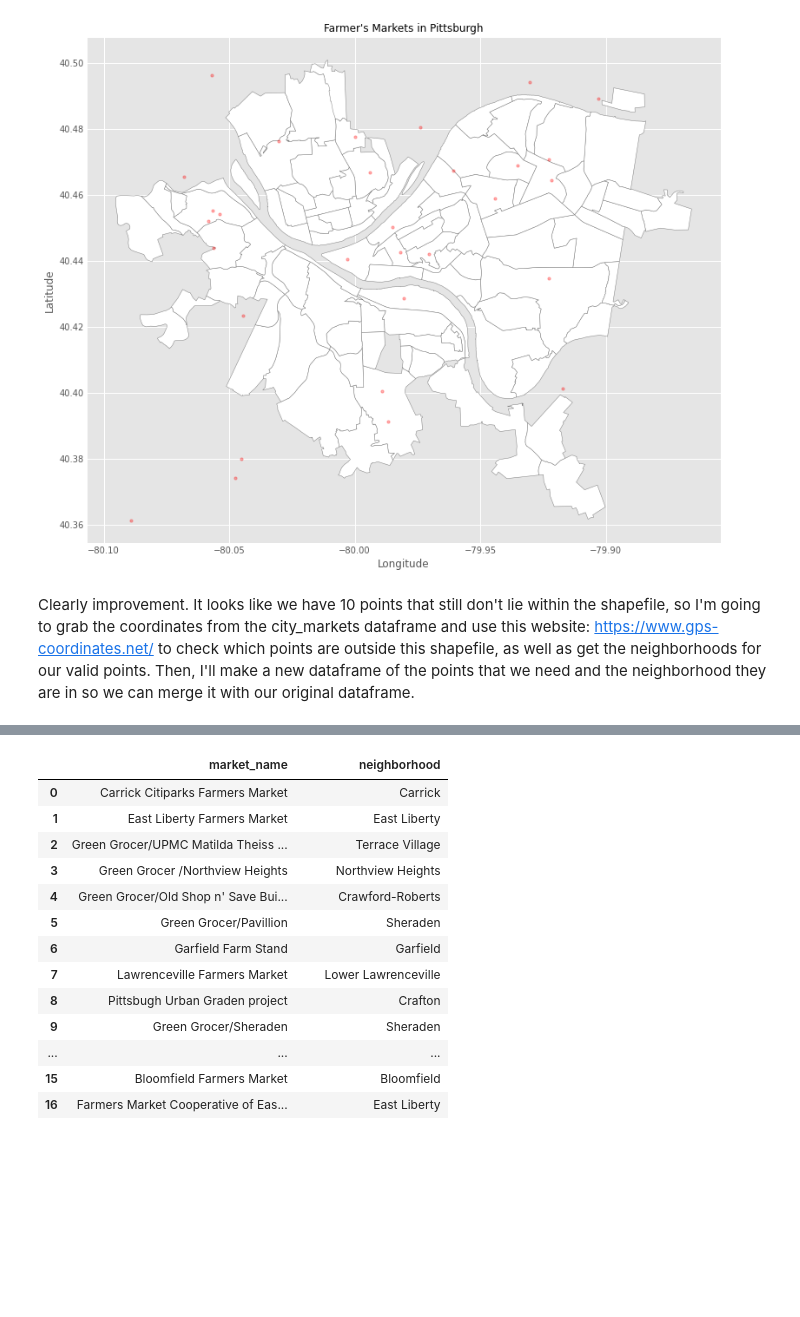
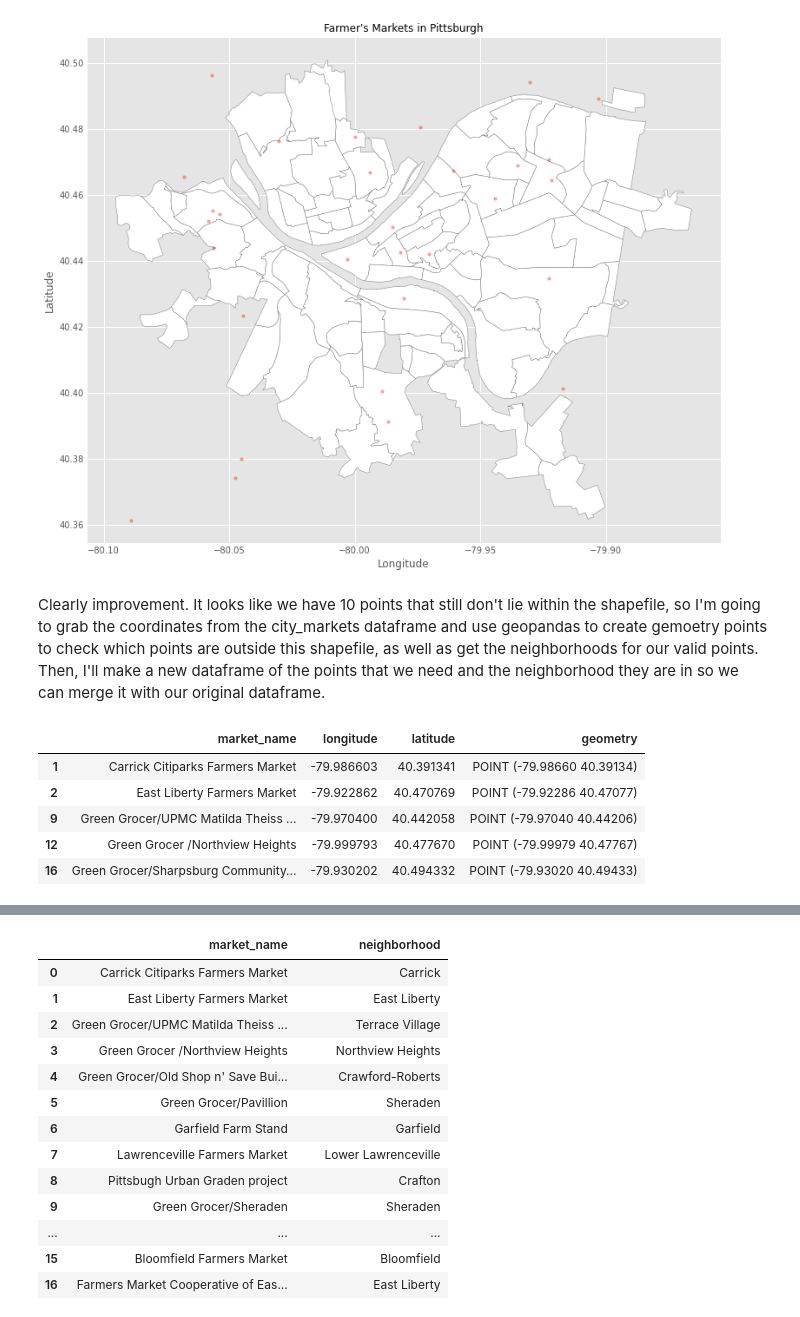
Before and after one commit to ljablunovsky/Spring-2022-CMPINF-0010-Final-Project-Notebook-, a Jupyter notebook: Combined-Final-Notebook.ipynb, the cells around one changed output, grey strips where cells are left out. Saved outputs shown, nothing was run; the diff lists cells and outputs as text; code cells hidden in the pictures; blank space fills up the shorter version.

```diff
--- a/Combined-Final-Notebook.ipynb
+++ b/Combined-Final-Notebook.ipynb
@@ -103,4 +103,15 @@ plt.title("Farmer\'s Markets in Pittsburgh")
 Text(0.5, 1.0, "Farmer's Markets in Pittsburgh")
 [figure]
 # %% [markdown]
-Clearly improvement. It looks like we have 10 points that still don't lie within the shapefile, so I'm going to grab the coordinates from the city_markets dataframe and use this website: https://www.gps-coordinates.net/ to check which points are outside this shapefile, as well as get the neighborhoods for our valid points. Then, I'll make a new dataframe of the points that we need and the neighborhood they are in so we can merge it with our original dataframe.
+Clearly improvement. It looks like we have 10 points that still don't lie within the shapefile, so I'm going to grab the coordinates from the city_markets dataframe and use geopandas to create gemoetry points to check which points are outside this shapefile, as well as get the neighborhoods for our valid points. Then, I'll make a new dataframe of the points that we need and the neighborhood they are in so we can merge it with our original dataframe.
+# %%
+city_marketsDF = pd.DataFrame((city_markets), columns = ["market_name", "longitude", "latitude"])
+city_marketsGDF = geopandas.GeoDataFrame(city_marketsDF, geometry=geopandas.points_from_xy(city_marketsDF.longitude, city_marketsDF.latitude))
+city_marketsGDF.head()
+# %% [output]
+|  | market_name | longitude | latitude | geometry |
+| 1 | Carrick Citiparks Farmers Market | -79.986603 | 40.391341 | POINT (-79.98660 40.39134) |
+| 2 | East Liberty Farmers Market | -79.922862 | 40.470769 | POINT (-79.92286 40.47077) |
+| 9 | Green Grocer/UPMC Matilda Theiss ... | -79.970400 | 40.442058 | POINT (-79.97040 40.44206) |
+| 12 | Green Grocer /Northview Heights | -79.999793 | 40.477670 | POINT (-79.99979 40.47767) |
+| 16 | Green Grocer/Sharpsburg Community... | -79.930202 | 40.494332 | POINT (-79.93020 40.49433) |
```
Also changed, not shown: parts of 9 cells of this notebook.
